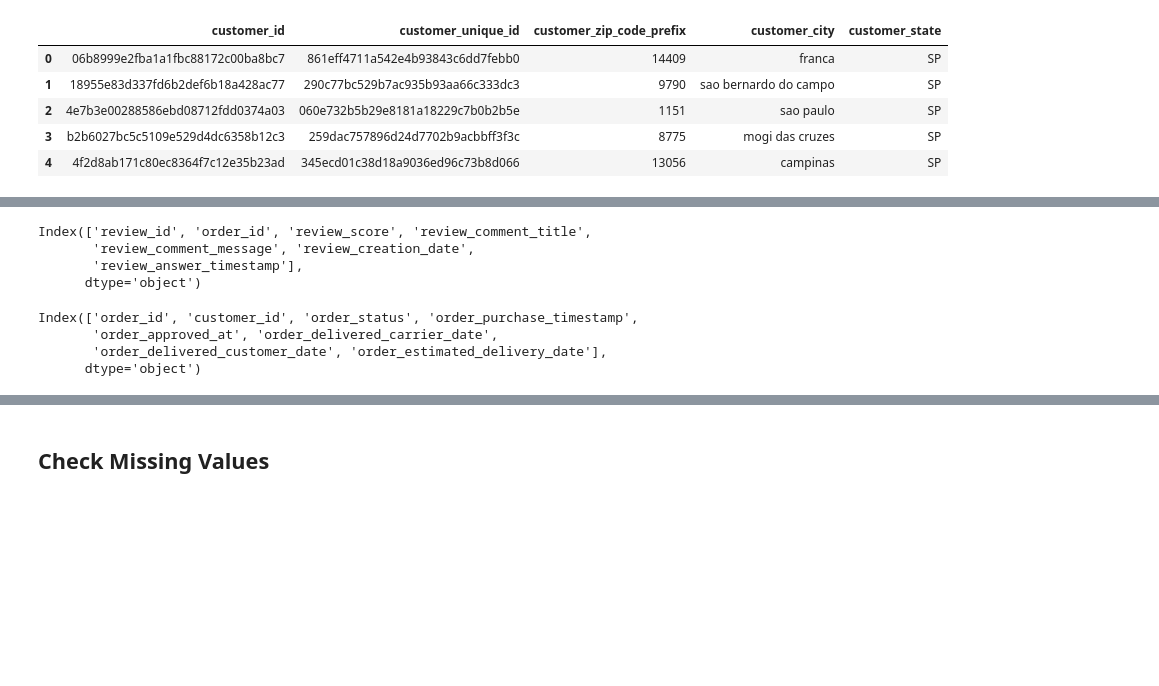
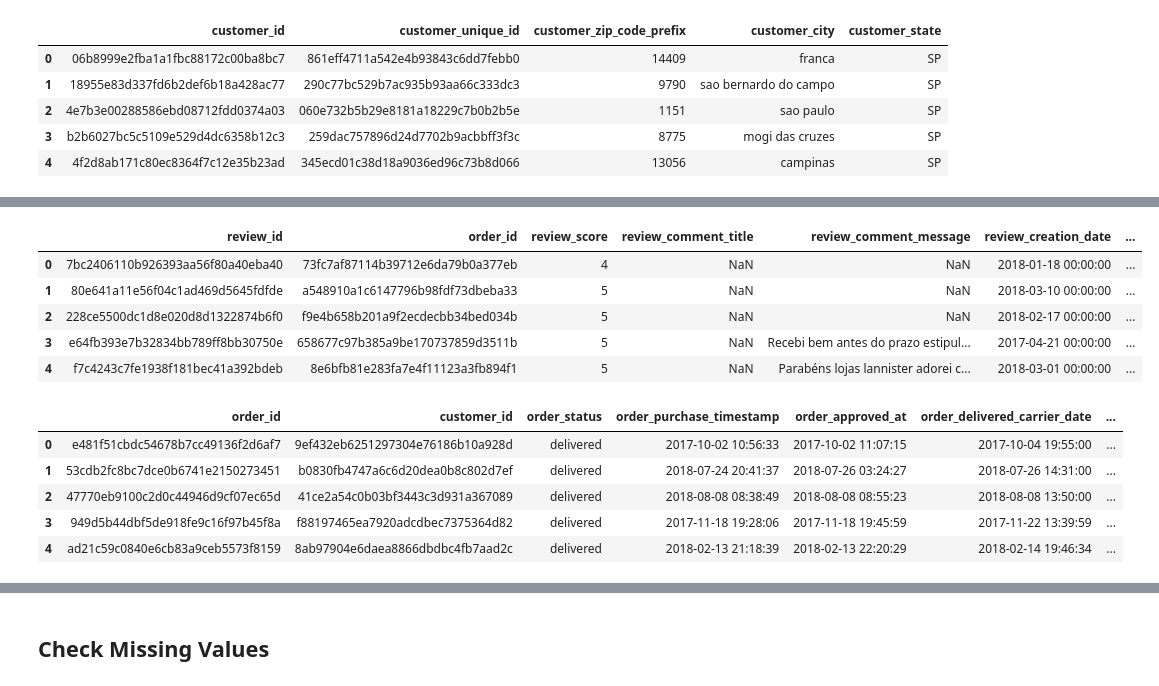
Before and after one commit to wahyudims/Ecommerce-Brazil-Dataset, a Jupyter notebook: EcommerceDataset.ipynb, the cells around one changed output, grey strips where cells are left out. Drawn from its saved outputs; the diff is of its cells as text; code cells hidden in the pictures; blank space fills up the shorter version.

```diff
--- a/EcommerceDataset.ipynb
+++ b/EcommerceDataset.ipynb
@@ -197,19 +206,23 @@ Index(['order_id', 'payment_sequential', 'payment_type',
 # %%
-reviews = pd.read_csv('/content/gdrive/MyDrive/Perqara/order_reviews_dataset.csv')
+reviews = pd.read_csv('https://raw.githubusercontent.com/wahyudims/Ecommerce-Brazil-Dataset/main/order_reviews_dataset.csv')
 reviews.names = 'Order reviews'
-reviews.columns
+reviews.head()
 # %% [output]
-Index(['review_id', 'order_id', 'review_score', 'review_comment_title',
-       'review_comment_message', 'review_creation_date',
-       'review_answer_timestamp'],
-      dtype='object')
+|  | review_id | order_id | review_score | review_comment_title | review_comment_message | review_creation_date | ... |
+| 0 | 7bc2406110b926393aa56f80a40eba40 | 73fc7af87114b39712e6da79b0a377eb | 4 | NaN | NaN | 2018-01-18 00:00:00 | ... |
+| 1 | 80e641a11e56f04c1ad469d5645fdfde | a548910a1c6147796b98fdf73dbeba33 | 5 | NaN | NaN | 2018-03-10 00:00:00 | ... |
+| 2 | 228ce5500dc1d8e020d8d1322874b6f0 | f9e4b658b201a9f2ecdecbb34bed034b | 5 | NaN | NaN | 2018-02-17 00:00:00 | ... |
+| 3 | e64fb393e7b32834bb789ff8bb30750e | 658677c97b385a9be170737859d3511b | 5 | NaN | Recebi bem antes do prazo estipul... | 2017-04-21 00:00:00 | ... |
+| 4 | f7c4243c7fe1938f181bec41a392bdeb | 8e6bfb81e283fa7e4f11123a3fb894f1 | 5 | NaN | Parabéns lojas lannister adorei c... | 2018-03-01 00:00:00 | ... |
 # %%
-orders = pd.read_csv('/content/gdrive/MyDrive/Perqara/orders_dataset.csv')
+orders = pd.read_csv('https://raw.githubusercontent.com/wahyudims/Ecommerce-Brazil-Dataset/main/orders_dataset.csv')
 orders.names = 'Orders'
-orders.columns
+orders.head()
 # %% [output]
-Index(['order_id', 'customer_id', 'order_status', 'order_purchase_timestamp',
-       'order_approved_at', 'order_delivered_carrier_date',
-       'order_delivered_customer_date', 'order_estimated_delivery_date'],
-      dtype='object')
+|  | order_id | customer_id | order_status | order_purchase_timestamp | order_approved_at | order_delivered_carrier_date | ... |
+| 0 | e481f51cbdc54678b7cc49136f2d6af7 | 9ef432eb6251297304e76186b10a928d | delivered | 2017-10-02 10:56:33 | 2017-10-02 11:07:15 | 2017-10-04 19:55:00 | ... |
+| 1 | 53cdb2fc8bc7dce0b6741e2150273451 | b0830fb4747a6c6d20dea0b8c802d7ef | delivered | 2018-07-24 20:41:37 | 2018-07-26 03:24:27 | 2018-07-26 14:31:00 | ... |
+| 2 | 47770eb9100c2d0c44946d9cf07ec65d | 41ce2a54c0b03bf3443c3d931a367089 | delivered | 2018-08-08 08:38:49 | 2018-08-08 08:55:23 | 2018-08-08 13:50:00 | ... |
+| 3 | 949d5b44dbf5de918fe9c16f97b45f8a | f88197465ea7920adcdbec7375364d82 | delivered | 2017-11-18 19:28:06 | 2017-11-18 19:45:59 | 2017-11-22 13:39:59 | ... |
+| 4 | ad21c59c0840e6cb83a9ceb5573f8159 | 8ab97904e6daea8866dbdbc4fb7aad2c | delivered | 2018-02-13 21:18:39 | 2018-02-13 22:20:29 | 2018-02-14 19:46:34 | ... |
 # %%
```
Also changed, not shown: parts of 6 cells of this notebook.
